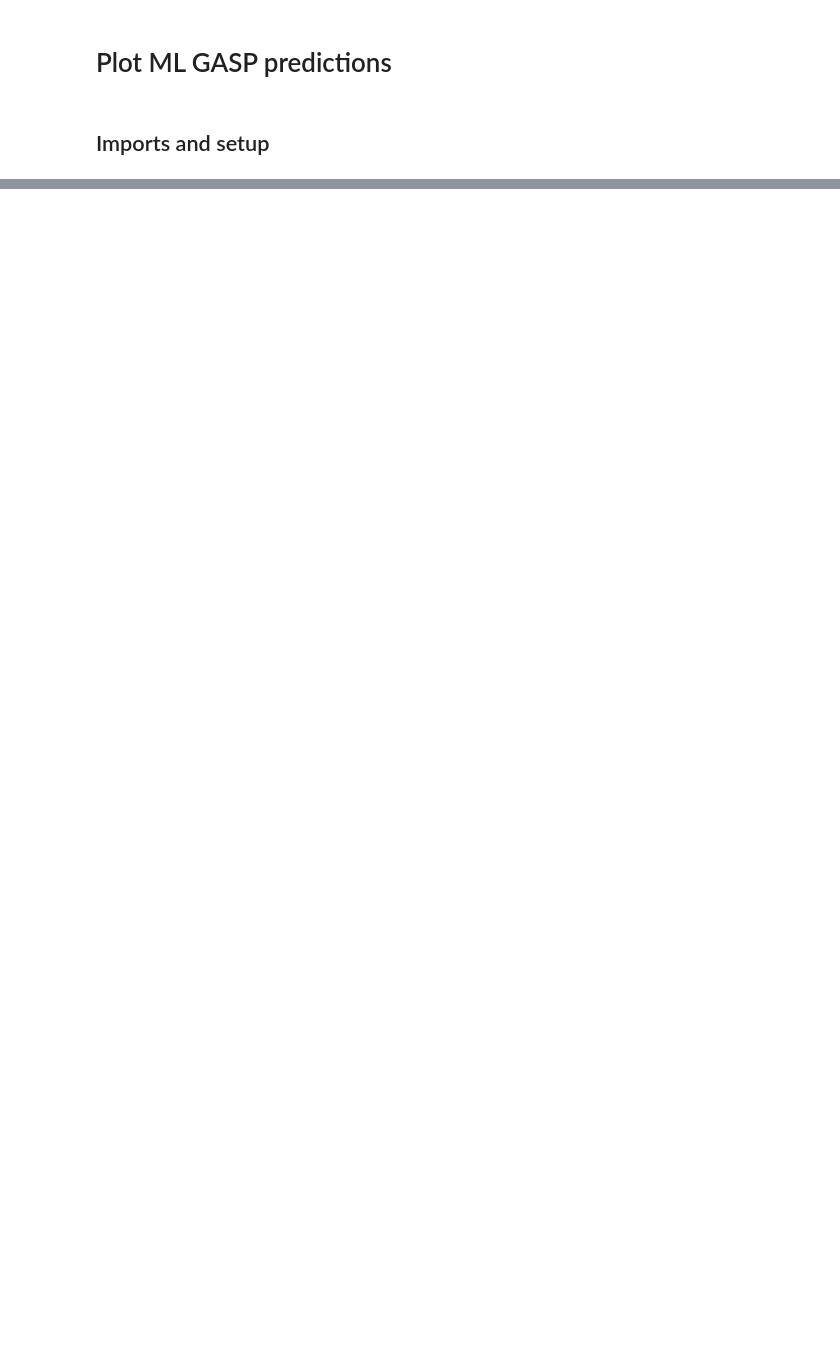
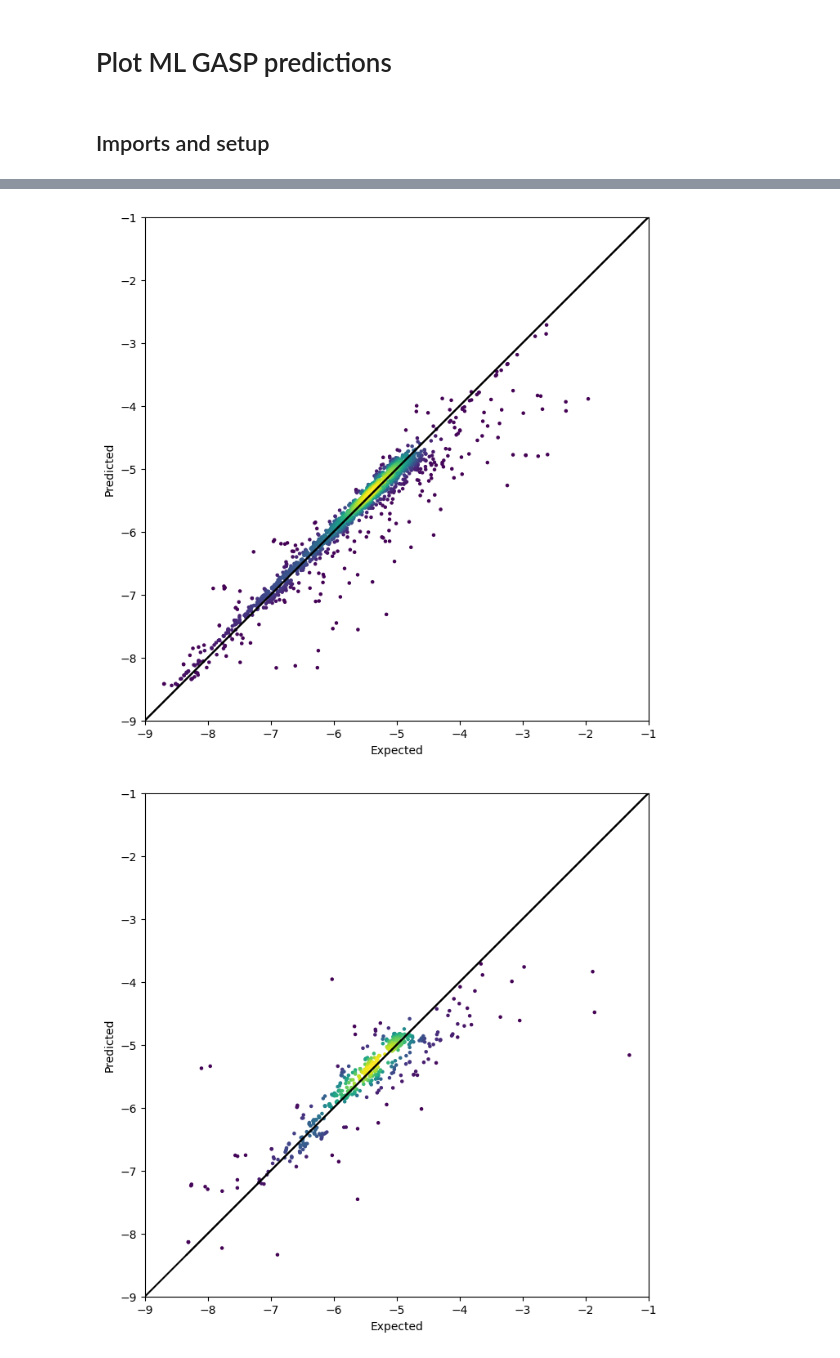
Before and after one commit to salil91/ml-gasp, a Jupyter notebook: ml_gasp_plots.ipynb, the cells around one changed output, grey strips where cells are left out. Cells and saved outputs as stored; diff of their text form; code cells hidden in the pictures; blank space fills up the shorter version.

```diff
--- a/ml_gasp_plots.ipynb
+++ b/ml_gasp_plots.ipynb
@@ -11,3 +11,0 @@ data_pkl = Path("/blue/subhash/salil.bavdekar/GASP/Si_C/garun_phase_diag/ml_run_
-# %%
-with open(data_pkl, "rb") as f:
-    data = pickle.load(f)
@@ -40,0 +12,30 @@ data[data["Energy per atom"] >=0]
+# %%
+system = "Si_C"
+ml_run = "hardness_SVR_80"
+savefile = f"/blue/subhash/salil.bavdekar/GASP/{system}/garun_phase_diag/ml_run_data/{ml_run}"
+with shelve.open(savefile) as db:
+    y_train = db["y_train"]
+    y_pred_train = db["y_pred_train"]
+    y_test = db["y_test"]
+    y_pred_test = db["y_pred_test"]
+# %%
+fig_train, ax_train = plot_predictions(y_train, y_pred_train)
+fig_test, ax_test = plot_predictions(y_test, y_pred_test)
+
+# Energy per atom
+lims = [-9, -1]
+
+# Formation energy
+# lims = [-0.25, 4.5]
+
+# Hardness
+# lims = [0, 90]
+
+line_45 = [-100, 100]  # 45 degree line
+for ax in [ax_train, ax_test]:
+    ax.plot(line_45, line_45, "k")
+    ax.set_xlim(lims)
+    ax.set_ylim(lims)
+# %% [output]
+[figure, added]
+[figure, added]
```
Also changed, not shown: parts of 4 cells of this notebook, 4 other files.
